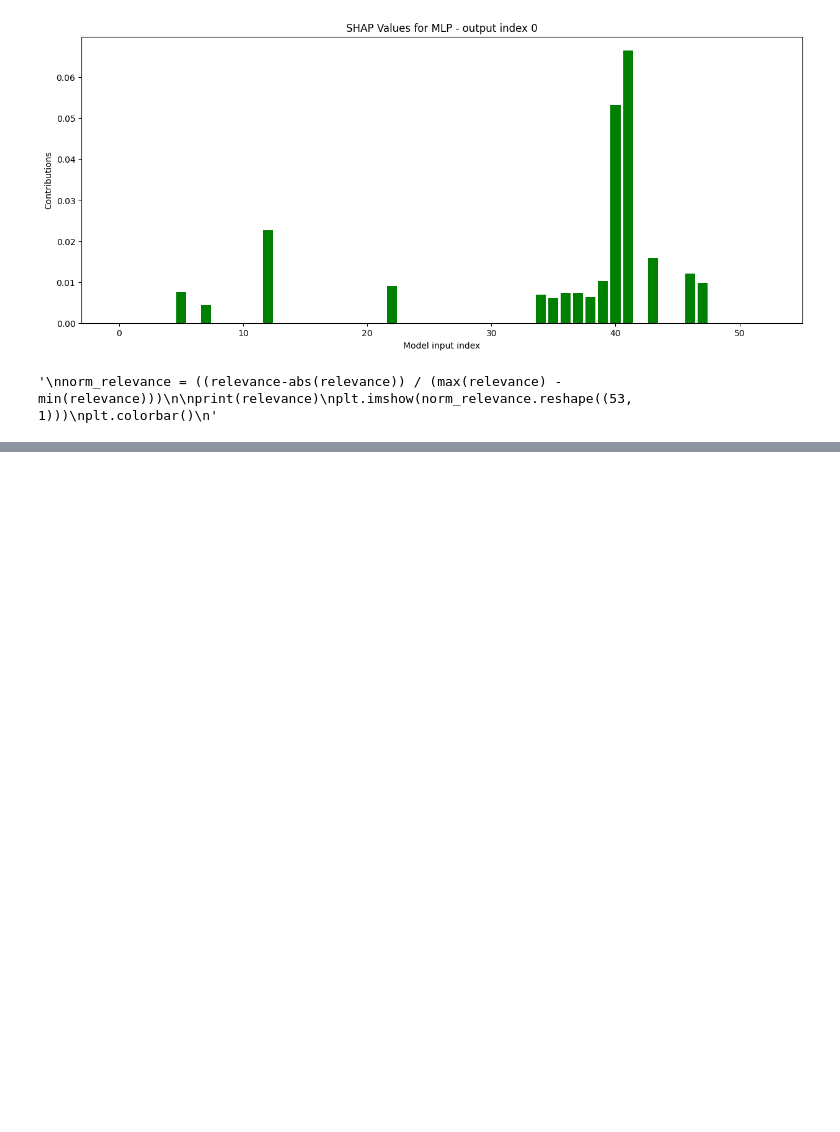
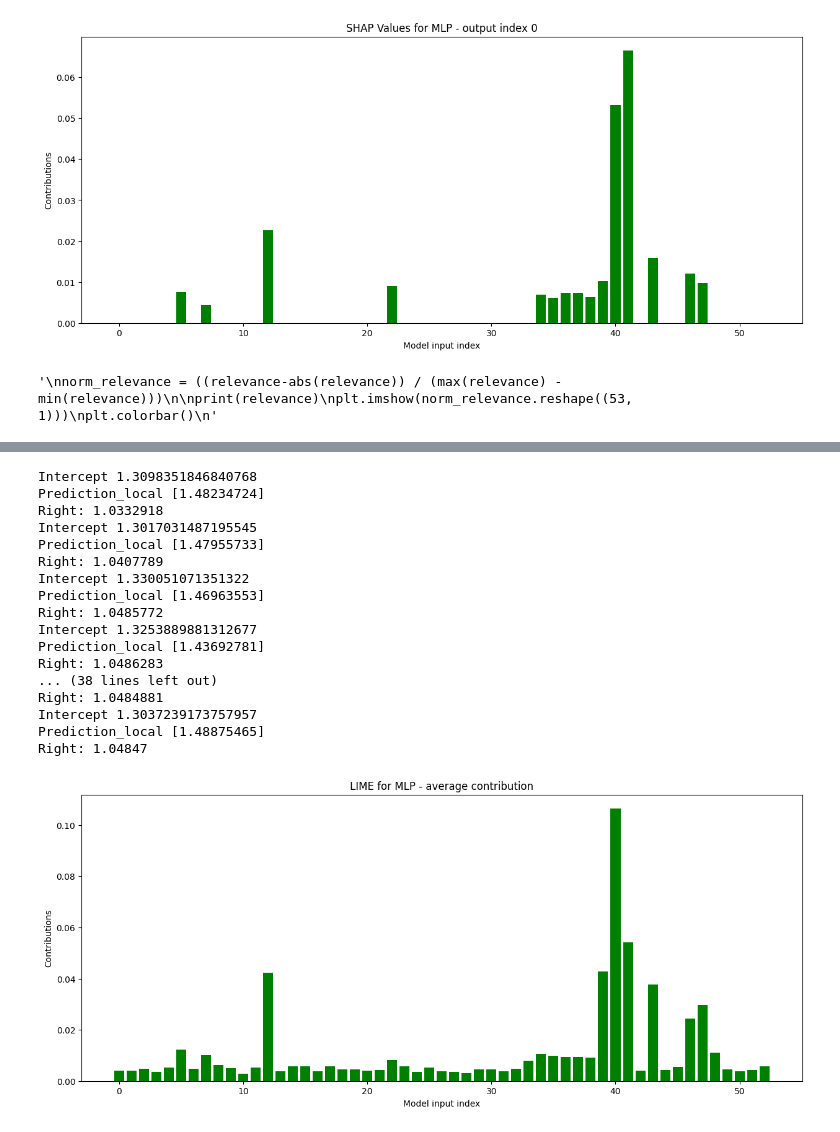
Before and after one commit to CarachinoAlessio/Explainable-AutoML-driven-State-Etimators, a Jupyter notebook: net18/script_net18_MLP.ipynb, the cells around one changed output, grey strips where cells are left out. Drawn from its saved outputs; the diff is of its cells as text; code cells hidden in the pictures; blank space fills up the shorter version.

```diff
--- a/net18/script_net18_MLP.ipynb
+++ b/net18/script_net18_MLP.ipynb
@@ -187 +183,69 @@ plt.colorbar()
 '\nnorm_relevance = ((relevance-abs(relevance)) / (max(relevance) - min(relevance)))\n\nprint(relevance)\nplt.imshow(norm_relevance.reshape((53, 1)))\nplt.colorbar()\n'
+# %%
+import lime.lime_tabular
+import matplotlib.pyplot as plt
+
+np.random.seed(42)
+
+lime_values_total = []
+
+columns_names = in_columns + out_columns
+predictor = model
+
+to_be_explained = test_x[0]
+random_indices = np.random.choice(test_x.shape[0], size=100, replace=False)
+background = train_x[random_indices]
+explainer = lime.lime_tabular.LimeTabularExplainer(
+    background,
+    feature_names=columns_names[:-1],
+    verbose=True,
+    mode='regression'
+)
+
+
+for i in range(num_output):
+    def wrapped_model(x):
+        test_data = Dataset(x, np.zeros((len(x), 18)))
+        test_dataloader = DataLoader(test_data, batch_size=len(test_data))
+
+        with torch.no_grad():
+            for batch, (X, _) in enumerate(test_dataloader):
+                X, _ = X.to(device), _
+                pred = model(X)
+                pred = pred.cpu().detach().numpy()
+        return pred[:, i]
+    exp = explainer.explain_instance(to_be_explained, wrapped_model, num_features=53)
+    lime_values = abs(np.asarray([j for i,j in sorted(exp.local_exp[1], key=lambda i: i[0])]))
+    lime_values_total.append([abs(lime_values.ravel())])
+
+relevance = np.asarray(lime_values_total).mean(axis=0).ravel()
+
+
+x_positions = np.arange(len(relevance))
+plt.figure(figsize=(15,6))
+plt.bar(x_positions, relevance, color='green')
+plt.xlabel('Model input index')
+plt.ylabel('Contributions')
+plt.title(f'LIME for MLP - average contribution')
+#plt.xticks(x_positions, ['A', 'B', 'C', 'D', 'E'])
+
+plt.show()
+# %% [output]
+Intercept 1.3098351846840768
+Prediction_local [1.48234724]
+Right: 1.0332918
+Intercept 1.3017031487195545
+Prediction_local [1.47955733]
+Right: 1.0407789
+Intercept 1.330051071351322
+Prediction_local [1.46963553]
+Right: 1.0485772
+Intercept 1.3253889881312677
+Prediction_local [1.43692781]
+Right: 1.0486283
+... (38 lines left out)
+Right: 1.0484881
+Intercept 1.3037239173757957
+Prediction_local [1.48875465]
+Right: 1.04847
+[figure, added]
```
Also changed, not shown: parts of 2 cells of this notebook.
